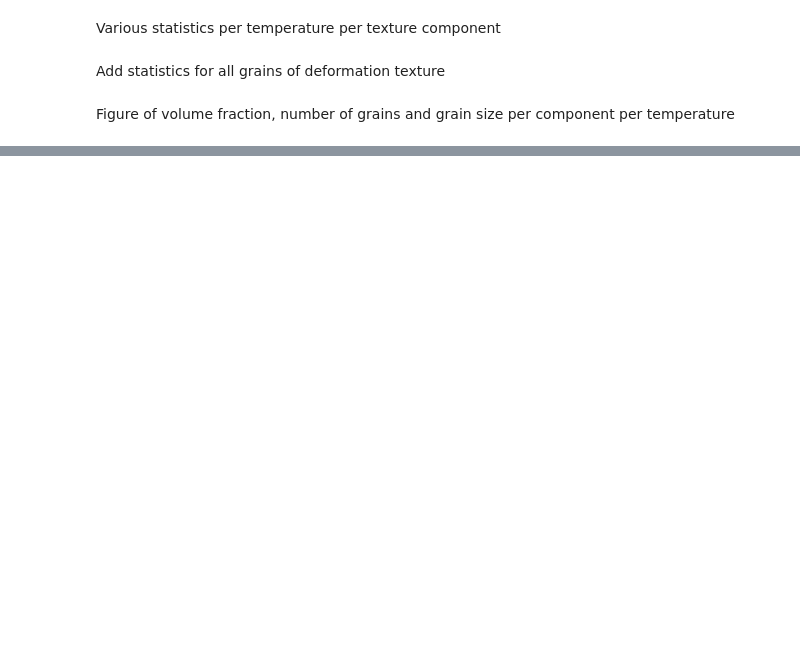
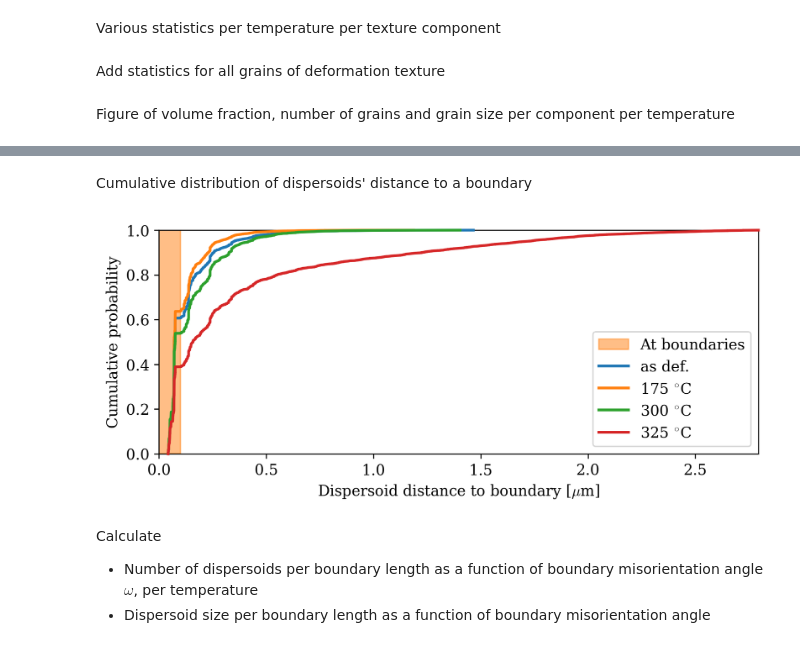
Before and after one commit to hakonanes/p-texture-al-mn-alloys, a Jupyter notebook: notebooks/generate_figures_for_paper.ipynb, the cells around one changed output, grey strips where cells are left out. Drawn from its saved outputs; the diff is of its cells as text; code cells hidden in the pictures; blank space fills up the shorter version.

```diff
--- a/notebooks/generate_figures_for_paper.ipynb
+++ b/notebooks/generate_figures_for_paper.ipynb
@@ -1132,0 +1263,20 @@ for sample in identifier:
+# %% [markdown]
+Cumulative distribution of dispersoids' distance to a boundary
+# %%
+fig, ax = plt.subplots(figsize=(8, 3))
+ax.set_xlabel(r"Dispersoid distance to boundary [$\mu$m]")
+ax.set_ylabel("Cumulative probability")
+ax.axvspan(0, 0.1, color="C1", alpha=0.5, zorder=0, label="At boundaries")
+ax.set_ylim(0, 1)
+x_max = 0
+for i, sample in enumerate(identifier):
+    x_max = max([dist_to_gb_sorted[sample].max(), x_max])
+    ax.plot(dist_to_gb_sorted[sample], dist_to_gb_cdf[sample], lw=2, clip_on=False, zorder=5, label=titles[i])
+ax.legend(loc="lower right")
+ax.set_xlim(0, x_max);
+# %% [output]
+[figure, added]
+# %% [markdown]
+Calculate
+* Number of dispersoids per boundary length as a function of boundary misorientation angle $\omega$, per temperature
+* Dispersoid size per boundary length as a function of boundary misorientation angle
```
Also changed, not shown: parts of 29 cells of this notebook.
